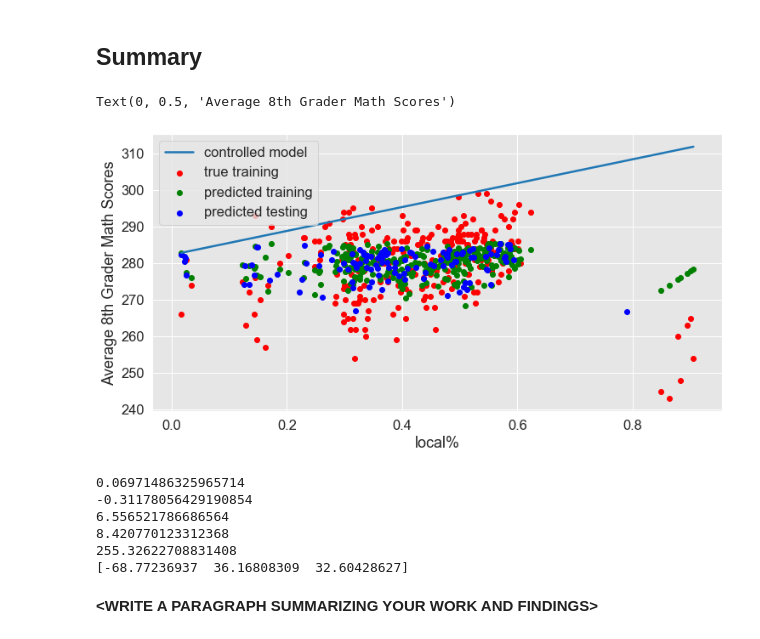
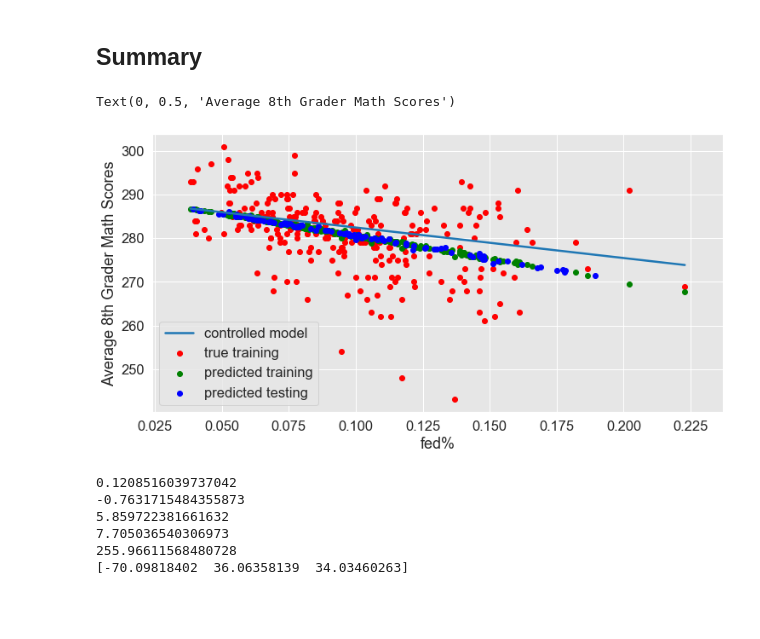
Before and after one commit to ethanconcannon/mdst_tutorials, a Jupyter notebook: Tutorial3/checkpoint3.ipynb, the cells around one changed output. Saved outputs shown, nothing was run; the diff lists cells and outputs as text; code cells hidden in the pictures; blank space fills up the shorter version.

```diff
--- a/Tutorial3/checkpoint3.ipynb
+++ b/Tutorial3/checkpoint3.ipynb
@@ -52,7 +52,7 @@ df.head()
 
 _Use this space to modify or create features_
 # %%
-df.dropna()
+df = df.dropna()
 df = df.drop(["AVG_MATH_4_SCORE","AVG_READING_4_SCORE", "AVG_READING_8_SCORE", "GRADES_4_G", "GRADES_12_G", "GRADES_9_12_G", "GRADES_PK_G", "GRADES_KG_G"], axis=1)
 df["fed%"] = df["FEDERAL_REVENUE"] / df["TOTAL_REVENUE"]
 df["state%"] = df["STATE_REVENUE"] / df["TOTAL_REVENUE"]
@@ -144,29 +147,30 @@ y_pred = model.predict(X_test)
 # %%
 # for regression: (pick a single column to visualize results)
 
 # Results from this graph _should not_ be used as a part of your results -- it is just here to help with intuition.
 # Instead, look at the error values and individual intercepts.
 
 
-col_name = "local%"
+col_name = "fed%"
 col_index = X_train.columns.get_loc(col_name)
 
 f = plt.figure(figsize=(12,6))
 plt.scatter(X_train[col_name], y_train, color = "red")
 plt.scatter(X_train[col_name], model.predict(X_train), color = "green")
 plt.scatter(X_test[col_name], model.predict(X_test), color = "blue")
 
 new_x = np.linspace(X_train[col_name].min(),X_train[col_name].max(),200)
 intercept = model.predict([X_train.sort_values(col_name).iloc[0]]) - X_train[col_name].min()*model.coef_[col_index]
 plt.plot(new_x, intercept+new_x*model.coef_[col_index])
 
 plt.legend(['controlled model','true training','predicted training','predicted testing'])
 plt.xlabel(col_name)
 plt.ylabel("Average 8th Grader Math Scores")
 # %% [output]
 Text(0, 0.5, 'Average 8th Grader Math Scores')
-[figure, old version]
+[figure, new version]
 # %%
+#giving me a summary of the models fit and parameters
 print(model.score(X_test, y_test))
 print(np.mean(model.predict(X_test)-y_test))
 print(np.mean(np.abs(model.predict(X_test)-y_test)))
@@ -174,11 +178,9 @@ print(np.mean((model.predict(X_test)-y_test)**2)**0.5)
 print(model.intercept_)
 print(model.coef_)
 # %% [output]
-0.06971486325965714
--0.31178056429190854
-6.556521786686564
-8.420770123312368
-255.32622708831408
-[-68.77236937  36.16808309  32.60428627]
+0.1208516039737042
+-0.7631715484355873
+5.859722381661632
+7.705036540306973
+255.96611568480728
+[-70.09818402  36.06358139  34.03460263]
-# %% [markdown]
-**<WRITE A PARAGRAPH SUMMARIZING YOUR WORK AND FINDINGS\>**
```
Also changed, not shown: parts of 6 cells of this notebook.
